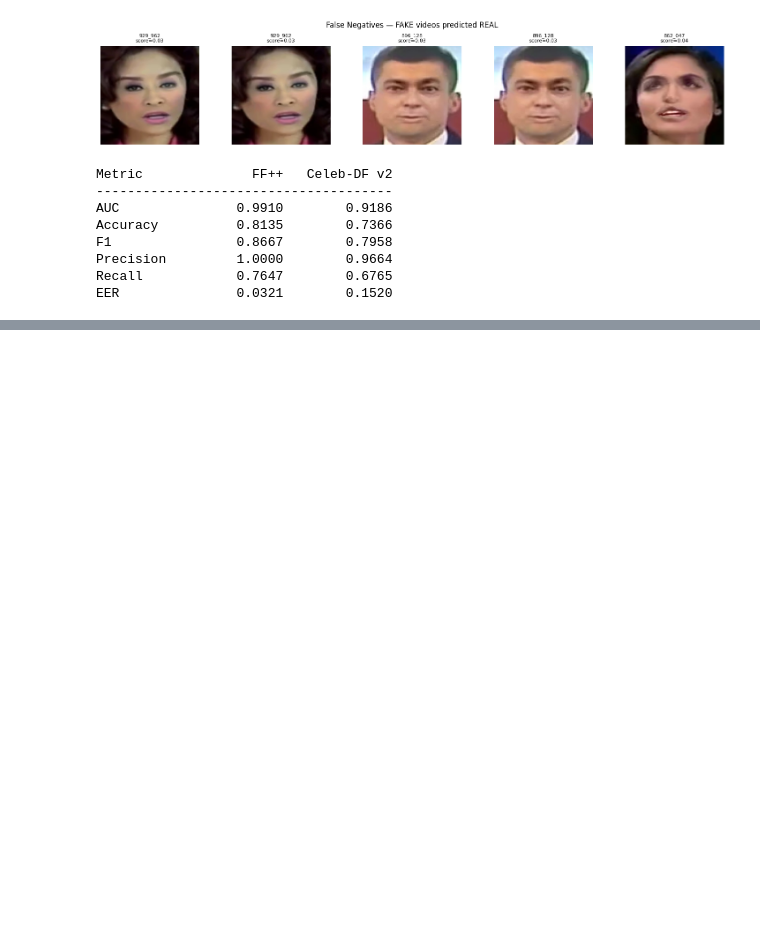
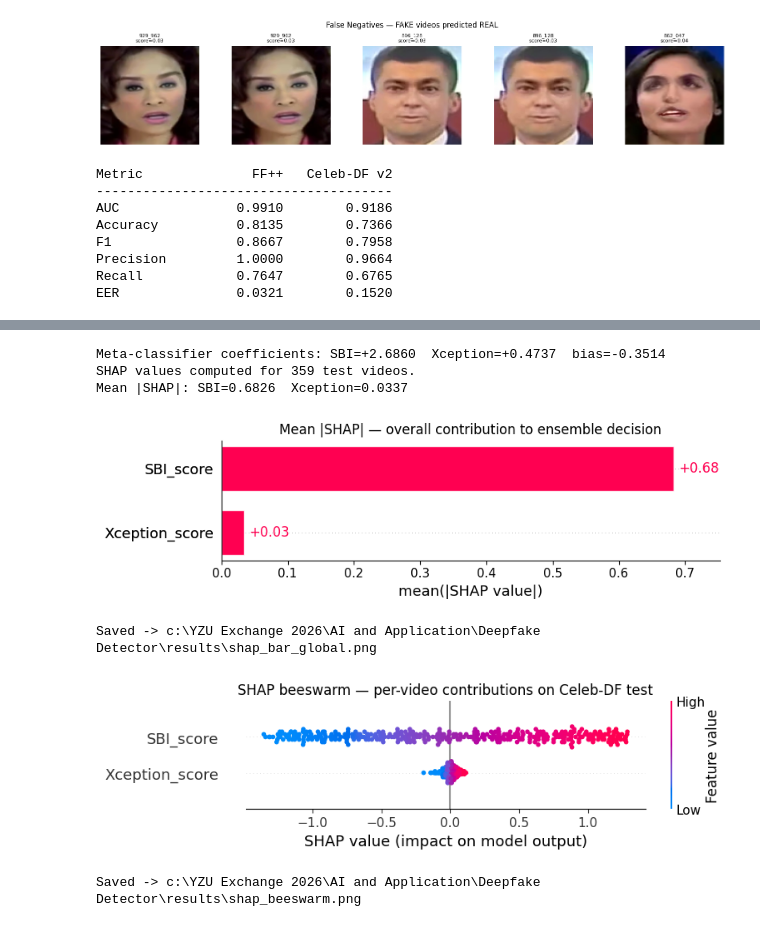
Before and after one commit to robertlyon7/AI_and_Application-Deepfake_Detector, a Jupyter notebook: notebooks/analysis.ipynb, the cells around one changed output, grey strips where cells are left out. Saved outputs shown, nothing was run; the diff lists cells and outputs as text; code cells hidden in the pictures; blank space fills up the shorter version.

```diff
--- a/notebooks/analysis.ipynb
+++ b/notebooks/analysis.ipynb
@@ -286,0 +474,56 @@ EER               0.0321        0.1520
+# %%
+# Section 10.1 — Fit the meta-classifier and build a SHAP explainer
+import shap
+from sklearn.linear_model import LogisticRegression
+
+val_X = np.column_stack([val_sbi, val_xc])
+meta = LogisticRegression(max_iter=1000)
+meta.fit(val_X, val_y)
+
+print(f'Meta-classifier coefficients: SBI={meta.coef_[0][0]:+.4f}  '
+      f'Xception={meta.coef_[0][1]:+.4f}  bias={meta.intercept_[0]:+.4f}')
+
+test_X = np.column_stack([celeb_test_sbi, celeb_test_xc])
+explainer = shap.LinearExplainer(meta, val_X)
+shap_values = explainer.shap_values(test_X)
+
+print(f'SHAP values computed for {shap_values.shape[0]} test videos.')
+print(f'Mean |SHAP|: SBI={np.abs(shap_values[:, 0]).mean():.4f}  '
+      f'Xception={np.abs(shap_values[:, 1]).mean():.4f}')
+# %% [output]
+Meta-classifier coefficients: SBI=+2.6860  Xception=+0.4737  bias=-0.3514
+SHAP values computed for 359 test videos.
+Mean |SHAP|: SBI=0.6826  Xception=0.0337
+# %%
+# Section 10.2 — Global view: which model contributes more across all videos?
+
+feature_names = ['SBI_score', 'Xception_score']
+expl = shap.Explanation(
+    values=shap_values,
+    base_values=np.full(shap_values.shape[0], explainer.expected_value),
+    data=test_X,
+    feature_names=feature_names,
+)
+
+plt.figure()
+shap.plots.bar(expl, show=False)
+plt.title('Mean |SHAP| — overall contribution to ensemble decision')
+plt.tight_layout()
+bar_out = RESULTS_DIR / 'shap_bar_global.png'
+plt.savefig(bar_out, dpi=150, bbox_inches='tight')
+plt.show()
+print(f'Saved -> {bar_out}')
+
+plt.figure()
+shap.plots.beeswarm(expl, show=False)
+plt.title('SHAP beeswarm — per-video contributions on Celeb-DF test')
+plt.tight_layout()
+bee_out = RESULTS_DIR / 'shap_beeswarm.png'
+plt.savefig(bee_out, dpi=150, bbox_inches='tight')
+plt.show()
+print(f'Saved -> {bee_out}')
+# %% [output]
+[figure, added]
+Saved -> c:\YZU Exchange 2026\AI and Application\Deepfake Detector\results\shap_bar_global.png
+[figure, added]
+Saved -> c:\YZU Exchange 2026\AI and Application\Deepfake Detector\results\shap_beeswarm.png
```
Also changed, not shown: parts of 15 cells of this notebook, 10 other files.
